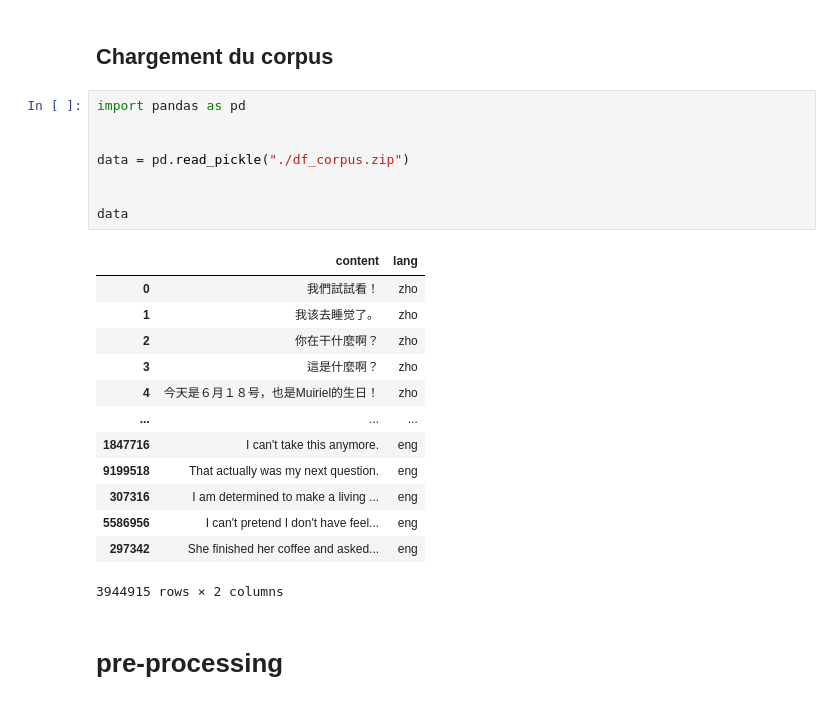
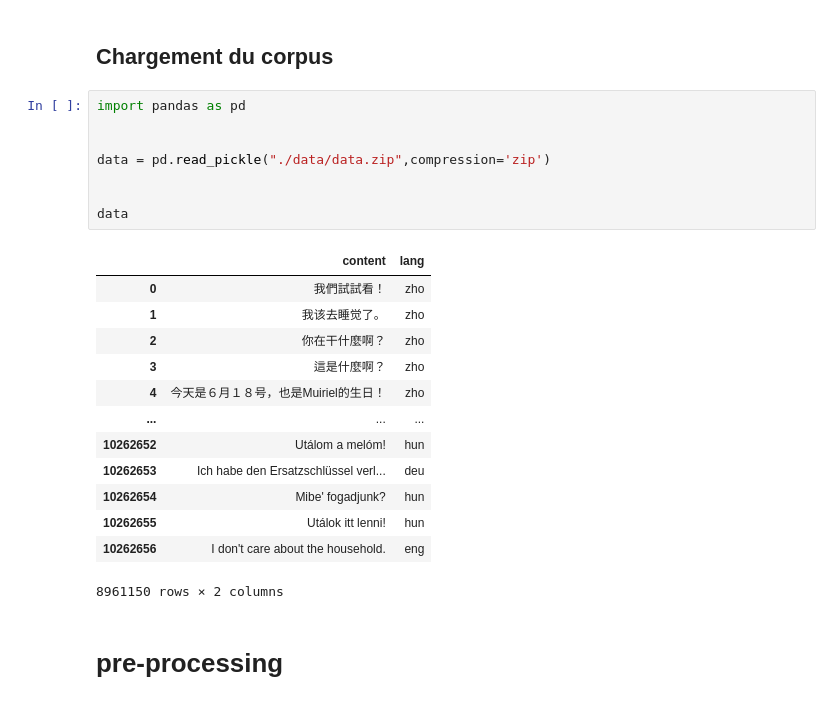
Before and after one commit to mdjamina/m1_ml_lang_detector, a Jupyter notebook: ML_lang_detector.ipynb, the cells around one changed output. Drawn from its saved outputs; the diff is of its cells as text.

```diff
--- a/ML_lang_detector.ipynb
+++ b/ML_lang_detector.ipynb
@@ -16,25 +16,25 @@ Archive:  ./data/data.zip
 # %%
 import pandas as pd
 
 
-data = pd.read_pickle("./df_corpus.zip")
+data = pd.read_pickle("./data/data.zip",compression='zip')
 
 
 data
 # %% [output]
 |  | content | lang |
 | 0 | 我們試試看！ | zho |
 | 1 | 我该去睡觉了。 | zho |
 | 2 | 你在干什麼啊？ | zho |
 | 3 | 這是什麼啊？ | zho |
 | 4 | 今天是６月１８号，也是Muiriel的生日！ | zho |
 | ... | ... | ... |
-| 1847716 | I can't take this anymore. | eng |
-| 9199518 | That actually was my next question. | eng |
-| 307316 | I am determined to make a living ... | eng |
-| 5586956 | I can't pretend I don't have feel... | eng |
-| 297342 | She finished her coffee and asked... | eng |
+| 10262652 | Utálom a melóm! | hun |
+| 10262653 | Ich habe den Ersatzschlüssel verl... | deu |
+| 10262654 | Mibe' fogadjunk? | hun |
+| 10262655 | Utálok itt lenni! | hun |
+| 10262656 | I don't care about the household. | eng |
-3944915 rows × 2 columns
+8961150 rows × 2 columns
 # %% [markdown]
 # pre-processing
 # %% [markdown]
```
Also changed, not shown: parts of 8 cells of this notebook, 1 other file.
